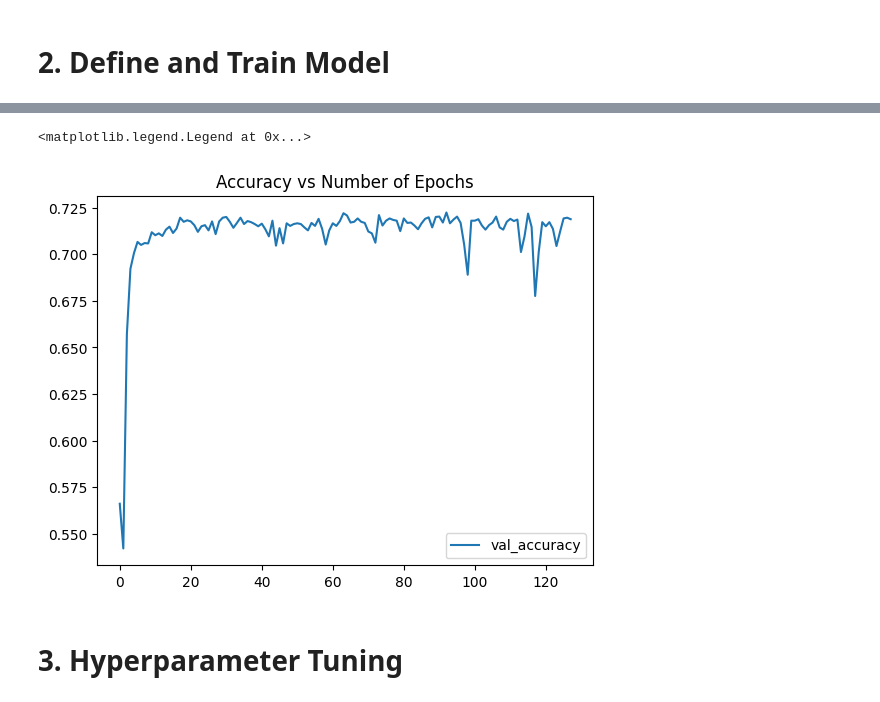
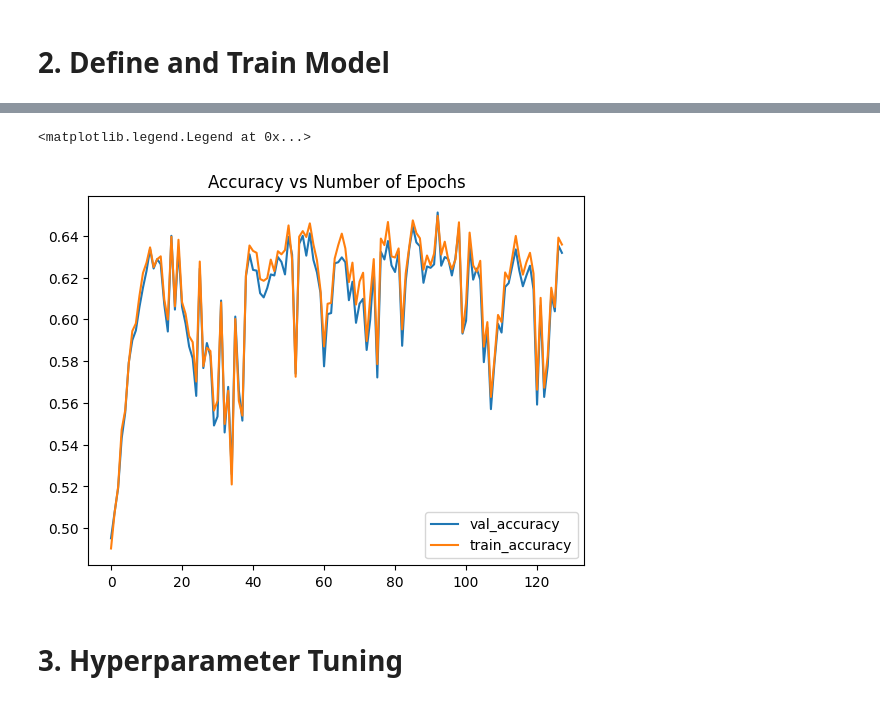
Before and after one commit to LBYPatrick/fair_ratings, a Jupyter notebook: train_model.ipynb, the cells around one changed output, grey strips where cells are left out. Cells and saved outputs as stored; diff of their text form; code cells hidden in the pictures.

```diff
--- a/train_model.ipynb
+++ b/train_model.ipynb
@@ -116,6 +125,9 @@ class FairDataset(torch.utils.data.Dataset):
         df_y = df_input["rating"]
         self.features = torch.tensor(df_x.values, dtype=torch.float32).to(device)
         self.labels = torch.tensor(df_y.values, dtype=torch.float32).to(device)
+        self.df_x = df_x
+        self.df_y = df_y
+        self.df_input = df_input
 
     def __len__(self):
         return len(self.features)
@@ -166,7 +178,7 @@ sample_input, sample_output = ds_train[0]
 input_size = len(sample_input)
 output_size = len(str(sample_output))
 # %%
-columns = ["epoch", "train_loss", "val_loss", "val_accuracy"]
+columns = ["epoch", "train_loss", "val_loss", "val_accuracy","train_accuracy"]
 
 
 loader_test = DataLoader(ds_test, batch_size=h_batch_size, shuffle=False)
@@ -248,6 +260,21 @@ def train_node(params):
         val_accuracy = correct / total
         val_loss_num = val_loss.item()
 
+        # Get training loss and accuracy
+        correct = 0
+        total = 0
+
+        with torch.no_grad():
+            for inputs, labels in loader_train:
+                outputs = model(inputs)
+                val_loss = criterion(outputs, labels.long())
+
+                _, predicted = torch.max(outputs, 1)
+                total += labels.size(0)
+                correct += (predicted == labels).sum().item()
+
+        train_accuracy = correct / total
+
         # Save the model with minimum val loss
         if best_val_loss == -1 or val_loss_num < best_val_loss:
             best_val_loss = val_loss_num
@@ -256,21 +283,26 @@ def train_node(params):
                 "params": params,
                 "model_state_dict": model.state_dict(),
                 "optimizer_state_dict": optimizer.state_dict(),
+                "input_size" : input_size,
+                "output_size" : output_size,
+                "input_columns" : ds_train.df_x.columns,
                 "epoch": epoch,
                 "loss": loss,
                 "val_loss": val_loss,
                 "val_accuracy": val_accuracy,
+                "train_accuracy": train_accuracy
             }
 
         # Print telemetry data
         print(
             f"\rEpoch [{epoch+1}/{n_epochs}] train_loss: {loss.item():.4f},"
             f"val_loss: {val_loss.item():.4f},"
-            f"val_acc: {val_accuracy}",
+            f"val_acc: {val_accuracy},"
+            f"train_acc: {train_accuracy}",
             end="",
         )
 
-        rows.append([epoch, loss.item(), val_loss.item(), val_accuracy])
+        rows.append([epoch, loss.item(), val_loss.item(), val_accuracy,train_accuracy])
 
     df_results = pandas.DataFrame(rows, columns=columns)
     print("")
@@ -278,6 +310,13 @@ def train_node(params):
     return df_results, best_val_loss, best_accuracy, best_chkpt, model
 # %%
 h_optimizer = "adam"
+
+h_iter = 128
+h_batch_size = 8192
+# h_test_size = 0.15
+# h_validation_size = 0.15
+h_layers = 4
+h_learning_rate = 0.1
 
 df_results, best_val_loss, best_accuracy, best_chkpt, model = train_node(
     {
@@ -290,4 +329,6 @@ df_results, best_val_loss, best_accuracy, best_chkpt, model = train_node(
         "activation_func": "leaky_relu",
     }
 )
+
+torch.save(best_chkpt, "data/best_chkpt_final_4.pickle")
 # %% [output]
@@ -303,10 +344,11 @@ Text(0.5, 1.0, 'Losses vs Number of Epochs')
 # %%
 pyplot.plot(df_results["val_accuracy"], label="val_accuracy")
+pyplot.plot(df_results["train_accuracy"], label="train_accuracy")
 pyplot.title(f"Accuracy vs Number of Epochs")
 pyplot.legend()
 # %% [output]
 <matplotlib.legend.Legend at 0x...>
-[figure, old version]
+[figure, new version]
 # %% [markdown]
 # 3. Hyperparameter Tuning
 # %%
```
Also changed, not shown: parts of 9 cells of this notebook, 14 other files.
